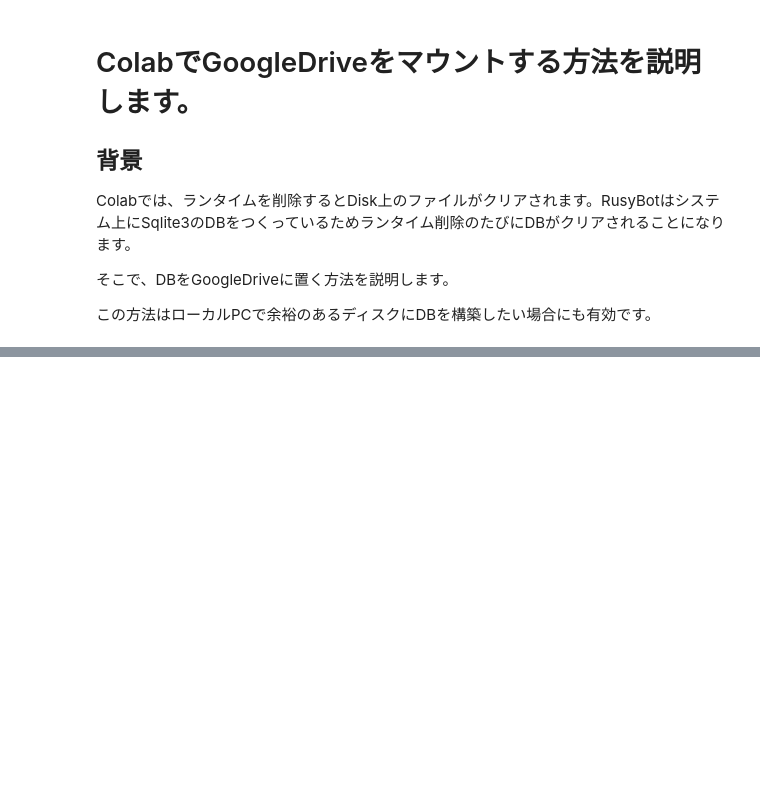
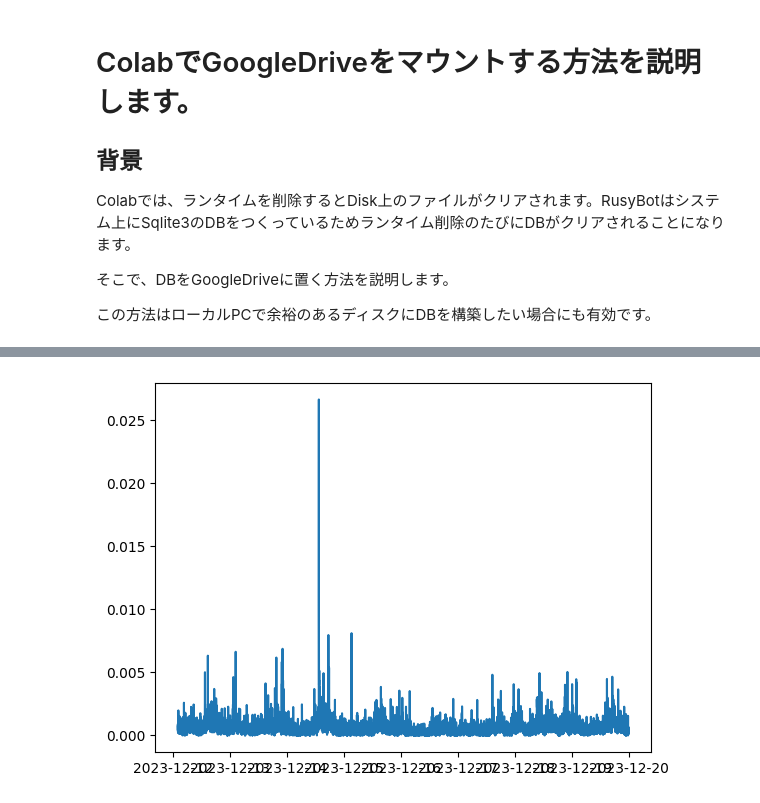
Before and after one commit to yasstake/rusty-bot, a Jupyter notebook: experimental/colab_drive_mount.ipynb, the cells around one changed output, grey strips where cells are left out. Drawn from its saved outputs; the diff is of its cells as text; code cells hidden in the pictures; blank space fills up the shorter version.

```diff
--- a/experimental/colab_drive_mount.ipynb
+++ b/experimental/colab_drive_mount.ipynb
@@ -20,9 +39,6 @@ drive.mount('/content/drive')
-# %%
-# DBの保存先をGoogle Driveに変更する
-config = BinanceConfig.BTCUSDT
-config.db_base_dir = '/content/drive'
 # %%
 # Binanceのインスタンスを作成する
-binance = Binance(config)
+binance = BinanceMarket(config)
 
-binance
+# 具体的に作られたDBのパスを表示
+binance.file_name
@@ -31,0 +74,7 @@ binance.download(ndays=1, verbose=True)
+# %%
+# 1分足
+from rbot import NOW
+from rbot import DAYS
+
+# 9日分の４本足を作成します。
+ohlcv = binance.ohlcv(start_time=NOW()-DAYS(9), end_time=0, window_sec=60)
@@ -31,0 +105,10 @@ binance.download(ndays=1, verbose=True)
+# %%
+# HighとLowの差分を追加しましょう
+range = (ohlcv.get_column('high') - ohlcv.get_column('low')).alias('range')
+ohlcv = ohlcv.with_columns(range)
+
+# 差分の終値に対する比率を追加しましょう
+range_rate = (range / ohlcv['close']).alias('range_rate')
+ohlcv = ohlcv.with_columns(range_rate)
+
+ohlcv.head()
@@ -31,0 +126,5 @@ binance.download(ndays=1, verbose=True)
+# %%
+plt.plot(ohlcv['timestamp'], ohlcv['range_rate'])
+plt.show()
+# %% [output]
+[figure, added]
```
Also changed, not shown: parts of 16 cells of this notebook.
